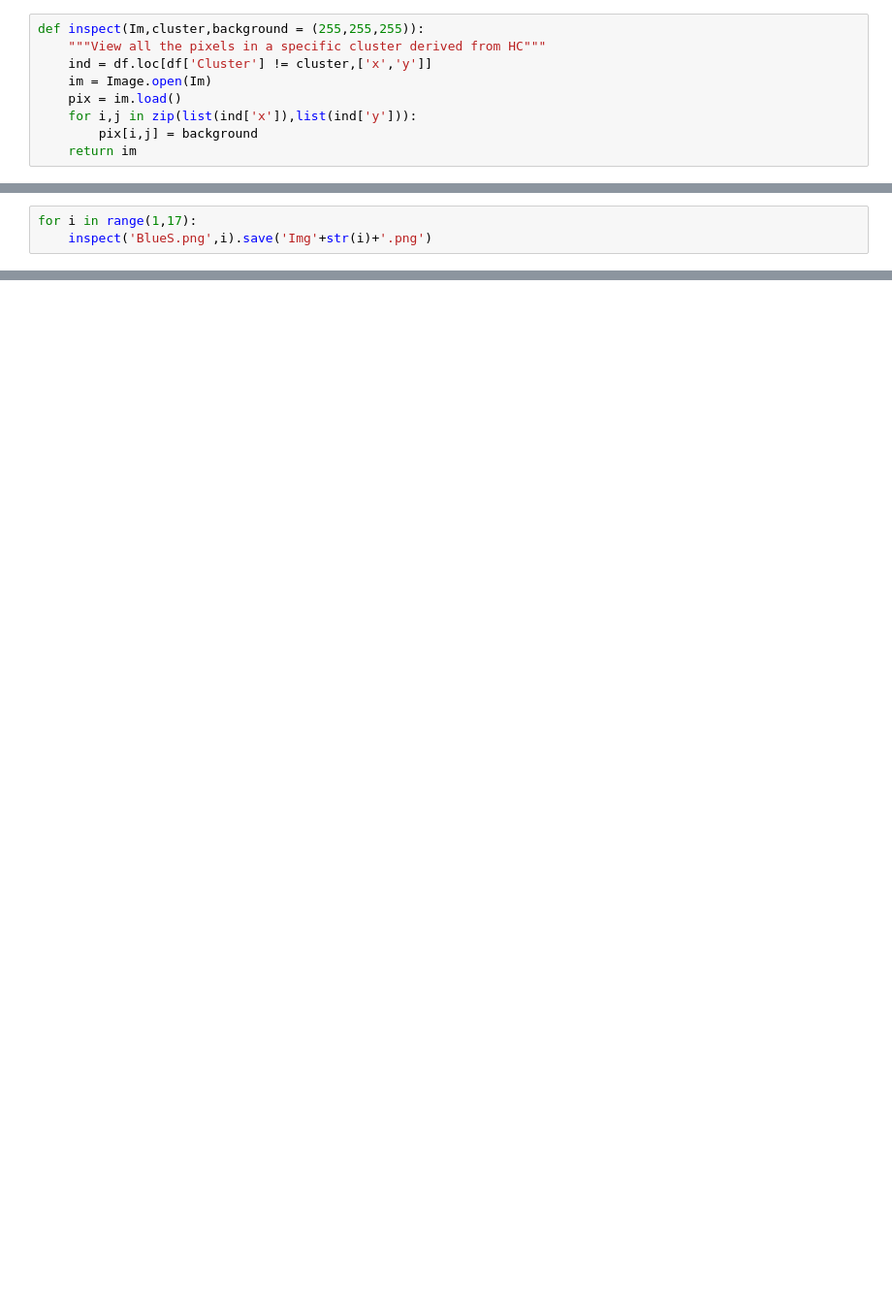
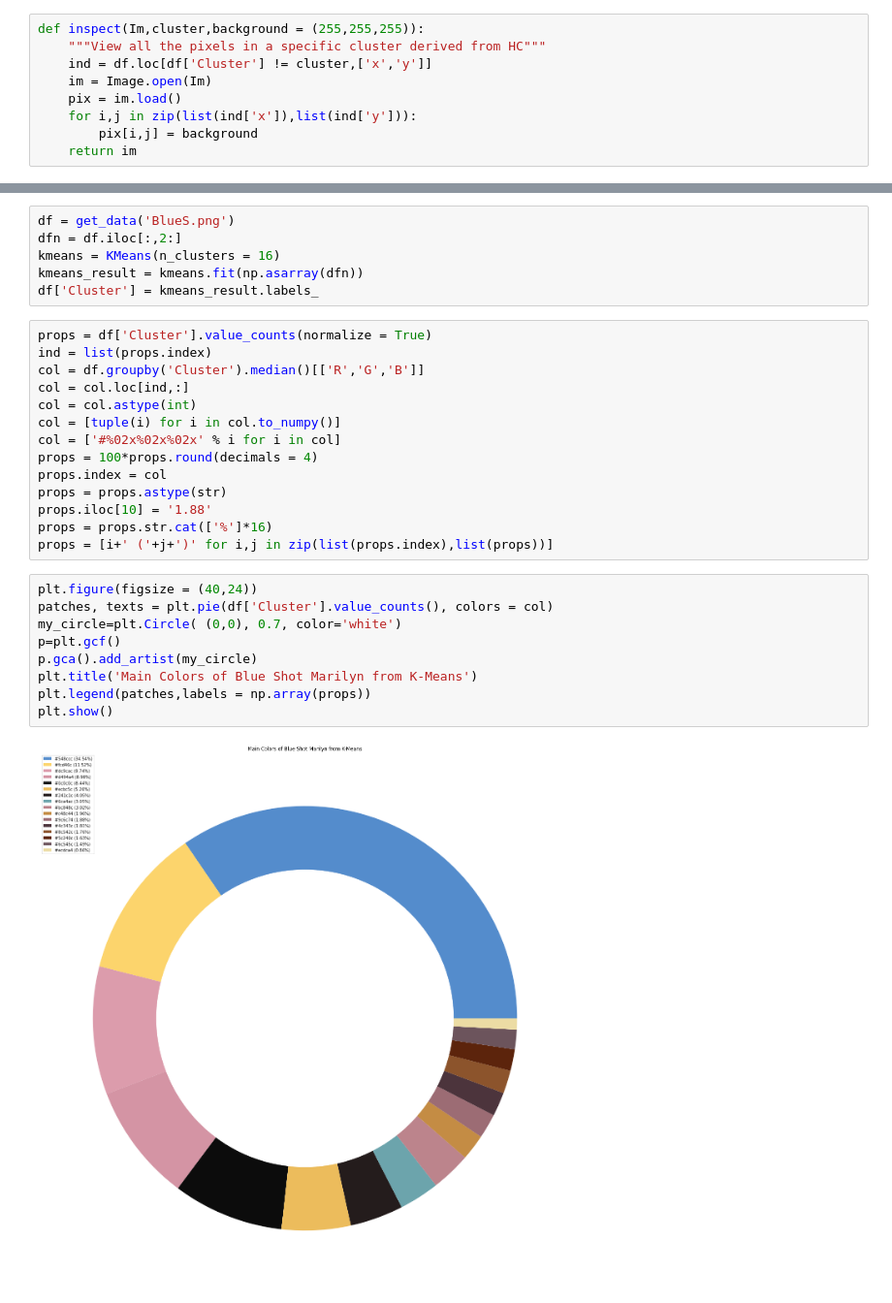
Before and after one commit to clwchanx/STA-160-Final, a Jupyter notebook: Centering+Clustering.ipynb, the cells around one changed output, grey strips where cells are left out. Shown at 97% size. Cells and saved outputs as stored; diff of their text form; blank space fills up the shorter version.

```diff
--- a/Centering+Clustering.ipynb
+++ b/Centering+Clustering.ipynb
@@ -347,3 +152,0 @@ inspect('BlueS.png',8)
-# %%
-for i in range(1,17):
-    inspect('BlueS.png',i).save('Img'+str(i)+'.png')
@@ -349,0 +174,31 @@ for i in range(1,17):
+# %%
+df = get_data('BlueS.png')
+dfn = df.iloc[:,2:]
+kmeans = KMeans(n_clusters = 16)
+kmeans_result = kmeans.fit(np.asarray(dfn))
+df['Cluster'] = kmeans_result.labels_
+# %%
+props = df['Cluster'].value_counts(normalize = True)
+ind = list(props.index)
+col = df.groupby('Cluster').median()[['R','G','B']]
+col = col.loc[ind,:]
+col = col.astype(int)
+col = [tuple(i) for i in col.to_numpy()]
+col = ['#%02x%02x%02x' % i for i in col]
+props = 100*props.round(decimals = 4)
+props.index = col
+props = props.astype(str)
+props.iloc[10] = '1.88'
+props = props.str.cat(['%']*16)
+props = [i+' ('+j+')' for i,j in zip(list(props.index),list(props))]
+# %%
+plt.figure(figsize = (40,24))
+patches, texts = plt.pie(df['Cluster'].value_counts(), colors = col)
+my_circle=plt.Circle( (0,0), 0.7, color='white')
+p=plt.gcf()
+p.gca().add_artist(my_circle)
+plt.title('Main Colors of Blue Shot Marilyn from K-Means')
+plt.legend(patches,labels = np.array(props))
+plt.show()
+# %% [output]
+[figure, added]
```
Also changed, not shown: parts of 40 cells of this notebook.
